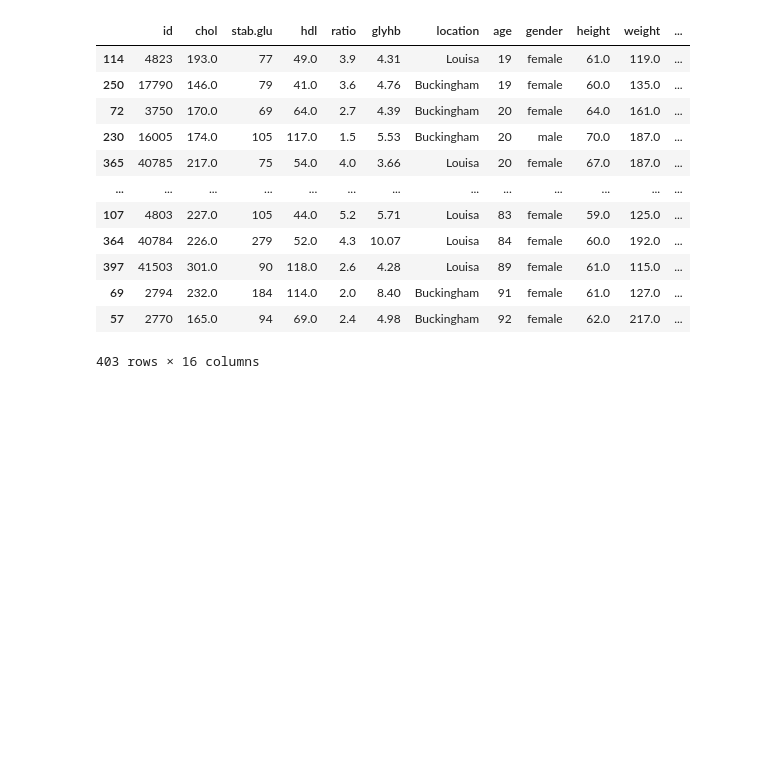
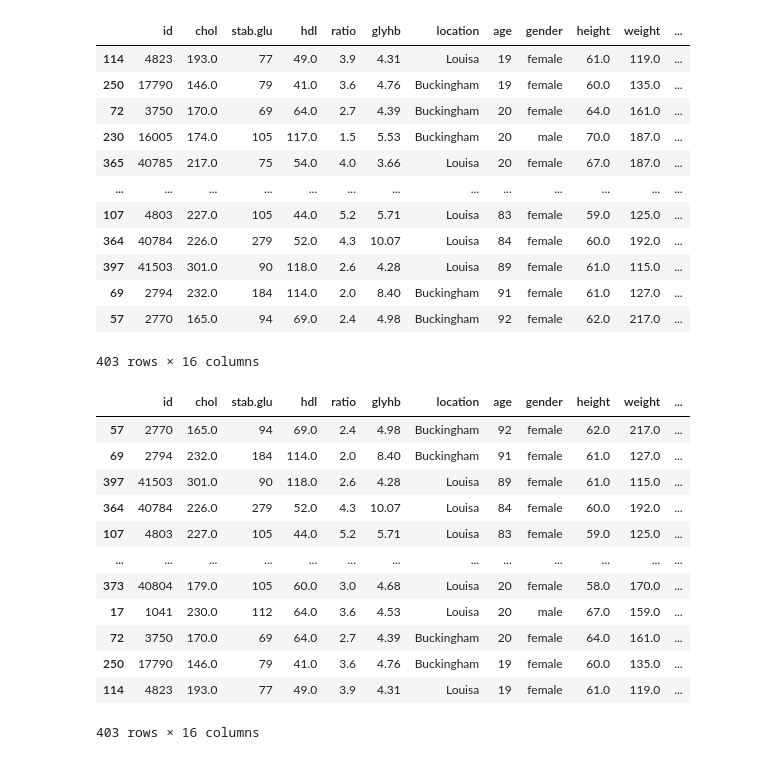
Before and after one commit to dbabichenko/python_for_data_and_analytics, a Jupyter notebook: Class Examples/Fall2024/working_with_datasets.ipynb, the cells around one changed output. Saved outputs shown, nothing was run; the diff lists cells and outputs as text; code cells hidden in the pictures; blank space fills up the shorter version.

```diff
--- a/Class Examples/Fall2024/working_with_datasets.ipynb
+++ b/Class Examples/Fall2024/working_with_datasets.ipynb
@@ -636,3 +636,19 @@ df.sort_values('age')
 | 69 | 2794 | 232.0 | 184 | 114.0 | 2.0 | 8.40 | Buckingham | 91 | female | 61.0 | 127.0 | ... |
 | 57 | 2770 | 165.0 | 94 | 69.0 | 2.4 | 4.98 | Buckingham | 92 | female | 62.0 | 217.0 | ... |
 403 rows × 16 columns
+# %%
+df.sort_values('age', ascending=False)
+# %% [output]
+|  | id | chol | stab.glu | hdl | ratio | glyhb | location | age | gender | height | weight | ... |
+| 57 | 2770 | 165.0 | 94 | 69.0 | 2.4 | 4.98 | Buckingham | 92 | female | 62.0 | 217.0 | ... |
+| 69 | 2794 | 232.0 | 184 | 114.0 | 2.0 | 8.40 | Buckingham | 91 | female | 61.0 | 127.0 | ... |
+| 397 | 41503 | 301.0 | 90 | 118.0 | 2.6 | 4.28 | Louisa | 89 | female | 61.0 | 115.0 | ... |
+| 364 | 40784 | 226.0 | 279 | 52.0 | 4.3 | 10.07 | Louisa | 84 | female | 60.0 | 192.0 | ... |
+| 107 | 4803 | 227.0 | 105 | 44.0 | 5.2 | 5.71 | Louisa | 83 | female | 59.0 | 125.0 | ... |
+| ... | ... | ... | ... | ... | ... | ... | ... | ... | ... | ... | ... | ... |
+| 373 | 40804 | 179.0 | 105 | 60.0 | 3.0 | 4.68 | Louisa | 20 | female | 58.0 | 170.0 | ... |
+| 17 | 1041 | 230.0 | 112 | 64.0 | 3.6 | 4.53 | Louisa | 20 | male | 67.0 | 159.0 | ... |
+| 72 | 3750 | 170.0 | 69 | 64.0 | 2.7 | 4.39 | Buckingham | 20 | female | 64.0 | 161.0 | ... |
+| 250 | 17790 | 146.0 | 79 | 41.0 | 3.6 | 4.76 | Buckingham | 19 | female | 60.0 | 135.0 | ... |
+| 114 | 4823 | 193.0 | 77 | 49.0 | 3.9 | 4.31 | Louisa | 19 | female | 61.0 | 119.0 | ... |
+403 rows × 16 columns
```
Also changed, not shown: parts of 1 cell of this notebook, 4 other files.
